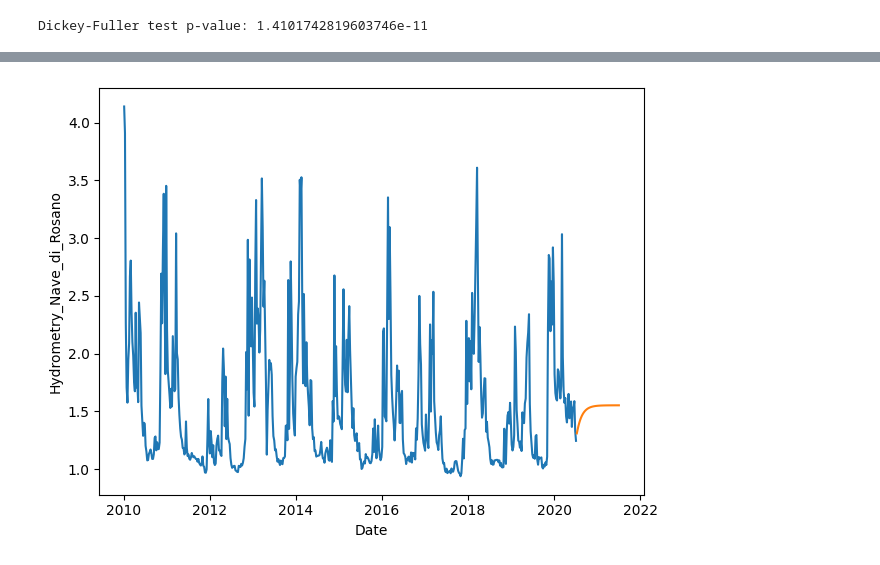
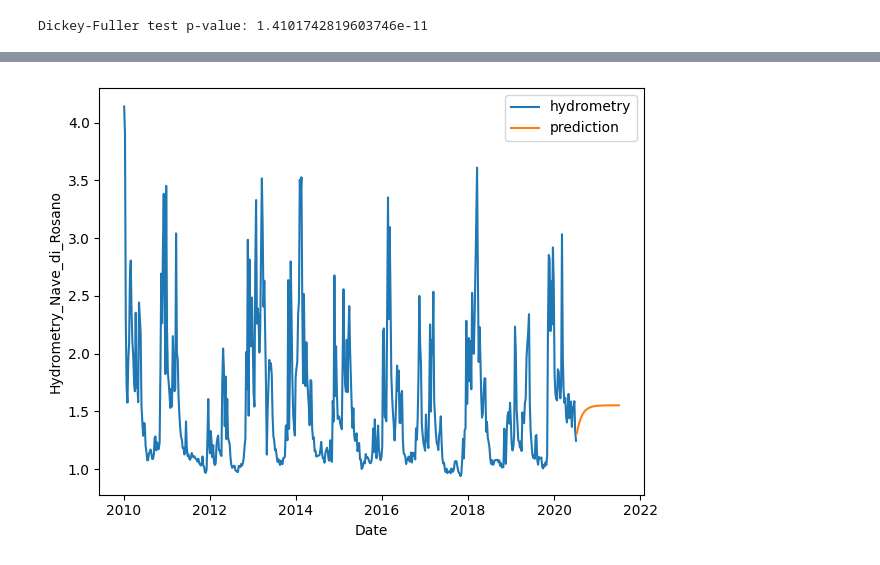
Before and after one commit to ShadekJaramillo/water-analytics-tutorial, a Jupyter notebook: src/explore.ipynb, the cells around one changed output, grey strips where cells are left out. Saved outputs shown, nothing was run; the diff lists cells and outputs as text; code cells hidden in the pictures.

```diff
--- a/src/explore.ipynb
+++ b/src/explore.ipynb
@@ -73,4 +134,6 @@ from pmdarima import auto_arima
 # %%
-model = auto_arima(ts, seasonal=True, m=52, trace=True, random_state=42)
+warnings.filterwarnings('ignore')
+model = auto_arima(ts, seasonal=True, m=52, trace=True, random_state=42, d=0)
+warnings.filterwarnings('default')
 # %% [output]
 Performing stepwise search to minimize aic
@@ -97,9 +156,12 @@ Total fit time: 131.320 seconds
 # %%
+warnings.filterwarnings('ignore')
 predict = model.predict(52)
-sns.lineplot(data=ts)
-sns.lineplot(data=predict)
+warnings.filterwarnings('default')
+
+sns.lineplot(data=ts, label='hydrometry')
+sns.lineplot(data=predict, label='prediction')
 
 plt.tight_layout()
 plt.show()
 # %% [output]
-[figure, old version]
+[figure, new version]
```
Also changed, not shown: parts of 37 cells of this notebook.
